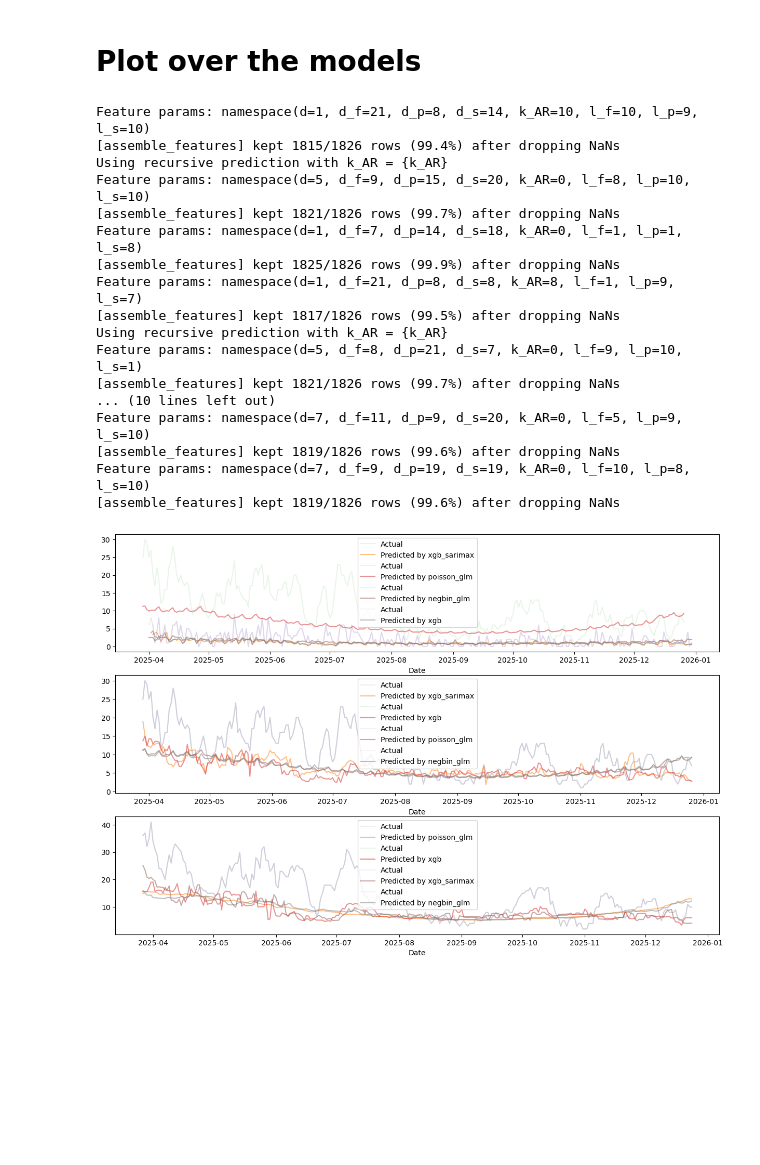
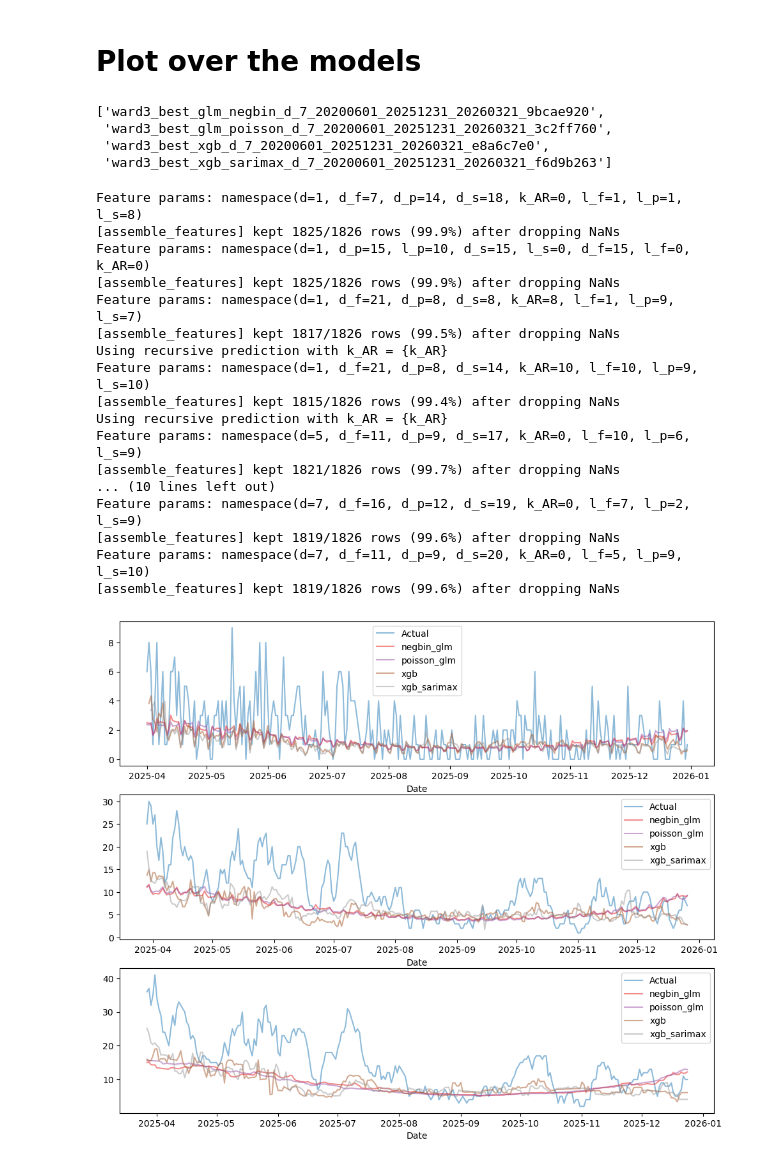
Before and after one commit to Erdos-Projects/spring-2026-dc-311, a Jupyter notebook: debug_sarimax.ipynb, the cells around one changed output. Saved outputs shown, nothing was run; the diff lists cells and outputs as text; code cells hidden in the pictures; blank space fills up the shorter version.

Commit message:
fixed poisson model

```diff
--- a/debug_sarimax.ipynb
+++ b/debug_sarimax.ipynb
@@ -51,38 +53,48 @@ def get_results(f: str):
+# %%
+sorted(results)
+# %% [output]
+['ward3_best_glm_negbin_d_7_20200601_20251231_20260321_9bcae920',
+ 'ward3_best_glm_poisson_d_7_20200601_20251231_20260321_3c2ff760',
+ 'ward3_best_xgb_d_7_20200601_20251231_20260321_e8a6c7e0',
+ 'ward3_best_xgb_sarimax_d_7_20200601_20251231_20260321_f6d9b263']
 # %%
-fig = plt.figure(figsize=(15, 10))
+fig = plt.figure(figsize=(12, 10))
 ax = fig.subplots(3, 1)
 for i, d in enumerate([1, 5, 7]):
     results = os.listdir("results")
-    results = [f for f in results if f"d_{d}" in f]
+    results = sorted([f for f in results if f"d_{d}" in f])
     # filename = "ward3_best_xgb_sarimax_d_7_20200601_20251231_20260321_f6d9b263"
-    for f in results:
+    cmap = plt.get_cmap("Set1")
+    vals = np.linspace(0, 1, len(results))
+    colors = [mcolors.to_hex(cmap(v)) for v in vals]
+    for j, f in enumerate(results):
         y_test, y_test_preds, test_df, model = get_results(f)
-
         # Plot over the models
-
-        ax[i].plot(test_df['date'], y_test, label='Actual', alpha=0.1)
-        ax[i].plot(test_df['date'], y_test_preds, label=f'Predicted by {model.name}', alpha=0.5)
+        if j == 0:
+            ax[i].plot(test_df['date'], y_test, label='Actual', alpha=0.5)
+        ax[i].plot(test_df['date'], y_test_preds, label=f'{model.name}', \
+                   alpha=0.5, color=colors[j])
         ax[i].set_xlabel('Date')
         ax[i].legend()
 # %% [output]
-Feature params: namespace(d=1, d_f=21, d_p=8, d_s=14, k_AR=10, l_f=10, l_p=9, l_s=10)
-[assemble_features] kept 1815/1826 rows (99.4%) after dropping NaNs
-Using recursive prediction with k_AR = {k_AR}
-Feature params: namespace(d=5, d_f=9, d_p=15, d_s=20, k_AR=0, l_f=8, l_p=10, l_s=10)
-[assemble_features] kept 1821/1826 rows (99.7%) after dropping NaNs
 Feature params: namespace(d=1, d_f=7, d_p=14, d_s=18, k_AR=0, l_f=1, l_p=1, l_s=8)
+[assemble_features] kept 1825/1826 rows (99.9%) after dropping NaNs
+Feature params: namespace(d=1, d_p=15, l_p=10, d_s=15, l_s=0, d_f=15, l_f=0, k_AR=0)
 [assemble_features] kept 1825/1826 rows (99.9%) after dropping NaNs
 Feature params: namespace(d=1, d_f=21, d_p=8, d_s=8, k_AR=8, l_f=1, l_p=9, l_s=7)
 [assemble_features] kept 1817/1826 rows (99.5%) after dropping NaNs
 Using recursive prediction with k_AR = {k_AR}
-Feature params: namespace(d=5, d_f=8, d_p=21, d_s=7, k_AR=0, l_f=9, l_p=10, l_s=1)
+Feature params: namespace(d=1, d_f=21, d_p=8, d_s=14, k_AR=10, l_f=10, l_p=9, l_s=10)
+[assemble_features] kept 1815/1826 rows (99.4%) after dropping NaNs
+Using recursive prediction with k_AR = {k_AR}
+Feature params: namespace(d=5, d_f=11, d_p=9, d_s=17, k_AR=0, l_f=10, l_p=6, l_s=9)
 [assemble_features] kept 1821/1826 rows (99.7%) after dropping NaNs
 ... (10 lines left out)
+Feature params: namespace(d=7, d_f=16, d_p=12, d_s=19, k_AR=0, l_f=7, l_p=2, l_s=9)
+[assemble_features] kept 1819/1826 rows (99.6%) after dropping NaNs
 Feature params: namespace(d=7, d_f=11, d_p=9, d_s=20, k_AR=0, l_f=5, l_p=9, l_s=10)
 [assemble_features] kept 1819/1826 rows (99.6%) after dropping NaNs
-Feature params: namespace(d=7, d_f=9, d_p=19, d_s=19, k_AR=0, l_f=10, l_p=8, l_s=10)
-[assemble_features] kept 1819/1826 rows (99.6%) after dropping NaNs
-[figure, old version]
+[figure, new version]
 # %%
 import pandas as pd
 import numpy as np
```
Also changed, not shown: parts of 5 cells of this notebook, 7 other files.
